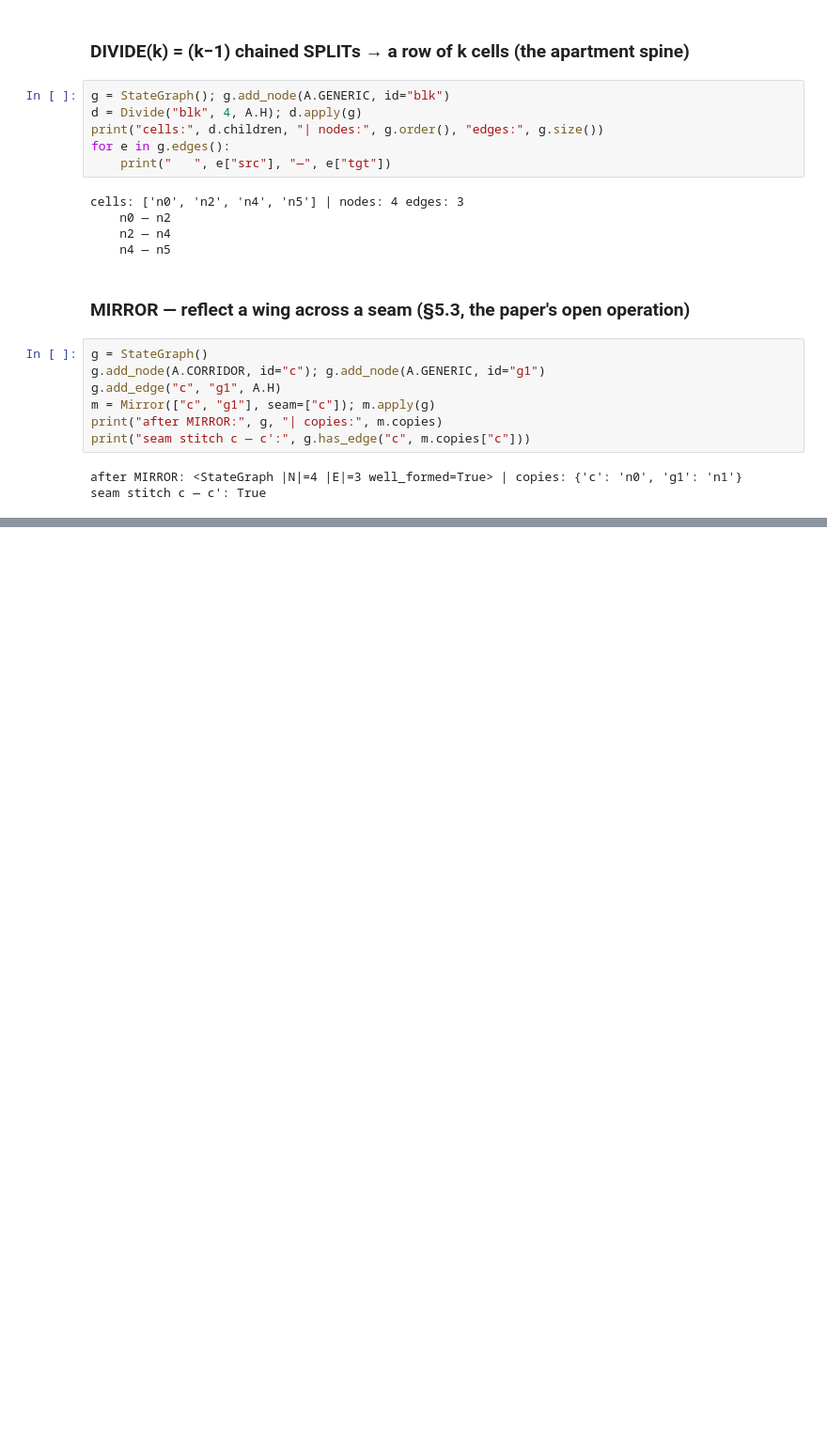
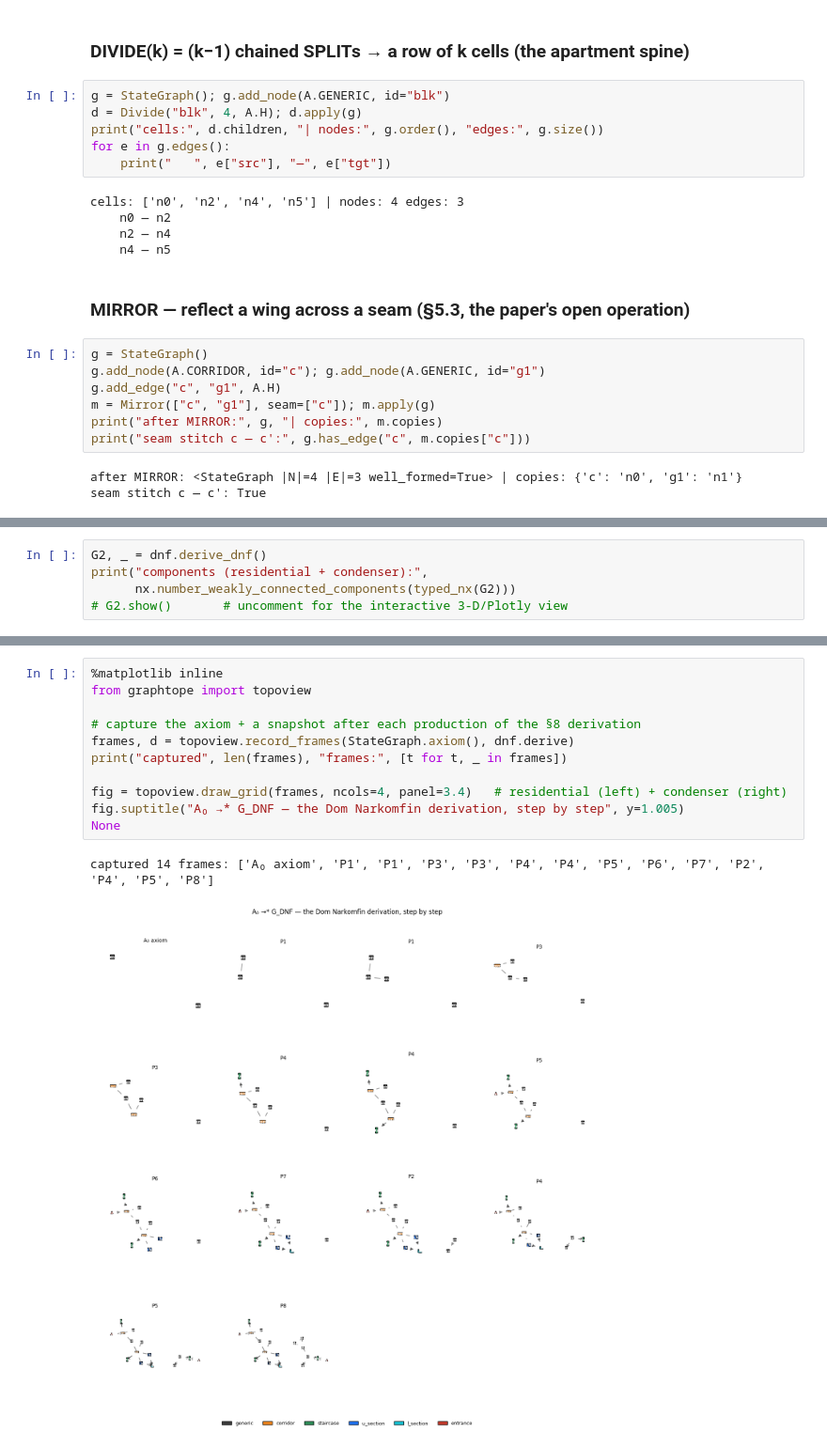
Before and after one commit to arlav/graphtope, a Jupyter notebook: notebooks/01_graphtope.ipynb, the cells around one changed output, grey strips where cells are left out. Shown at 94% size. Drawn from its saved outputs; the diff is of its cells as text; blank space fills up the shorter version.

```diff
--- a/notebooks/01_graphtope.ipynb
+++ b/notebooks/01_graphtope.ipynb
@@ -290,0 +389,5 @@ and NAC checking — the matcher topologic doesn't provide (briefing gap C3).
+# %%
+G2, _ = dnf.derive_dnf()
+print("components (residential + condenser):",
+      nx.number_weakly_connected_components(typed_nx(G2)))
+# G2.show()       # uncomment for the interactive 3-D/Plotly view
@@ -290,0 +405,14 @@ and NAC checking — the matcher topologic doesn't provide (briefing gap C3).
+# %%
+%matplotlib inline
+from graphtope import topoview
+
+# capture the axiom + a snapshot after each production of the §8 derivation
+frames, d = topoview.record_frames(StateGraph.axiom(), dnf.derive)
+print("captured", len(frames), "frames:", [t for t, _ in frames])
+
+fig = topoview.draw_grid(frames, ncols=4, panel=3.4)   # residential (left) + condenser (right)
+fig.suptitle("A₀ →* G_DNF — the Dom Narkomfin derivation, step by step", y=1.005)
+None
+# %% [output]
+captured 14 frames: ['A₀ axiom', 'P1', 'P1', 'P3', 'P3', 'P4', 'P4', 'P5', 'P6', 'P7', 'P2', 'P4', 'P5', 'P8']
+[figure, added]
```
Also changed, not shown: parts of 38 cells of this notebook, 20 other files.
